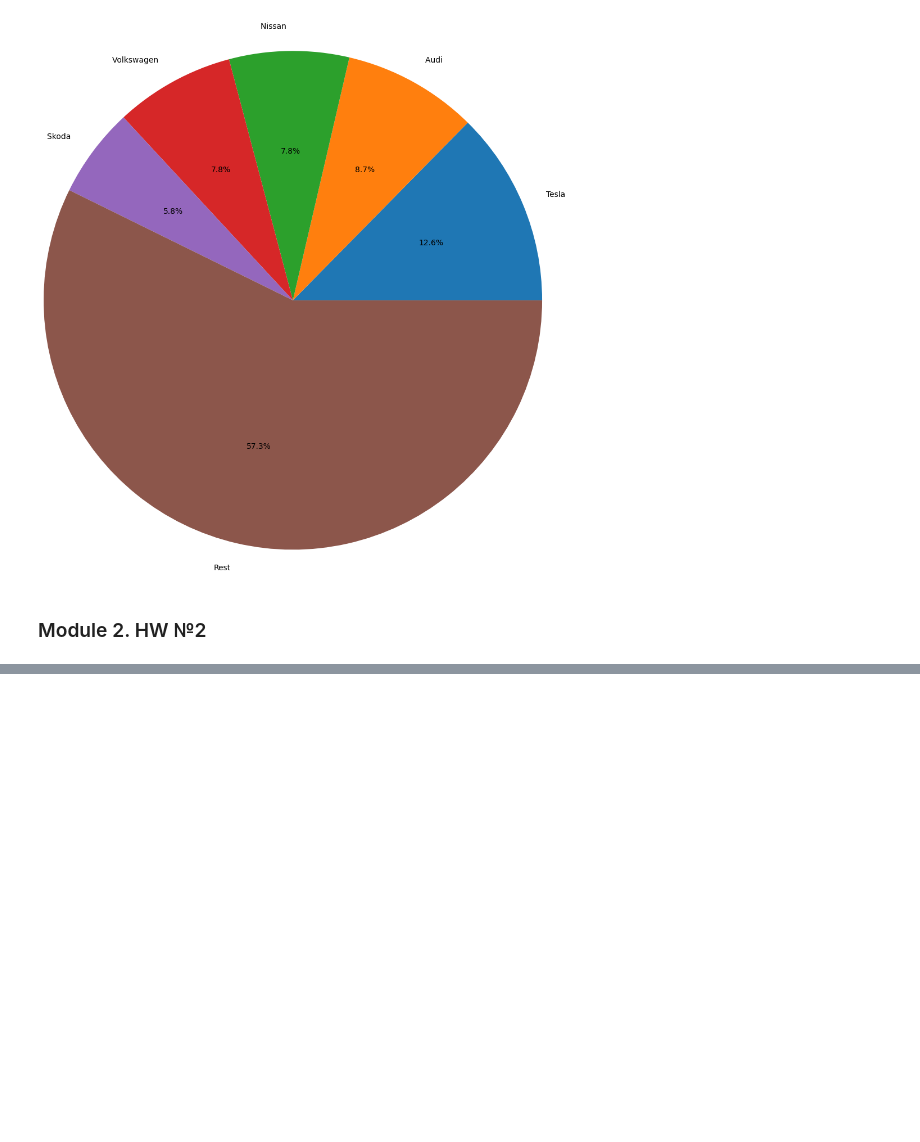
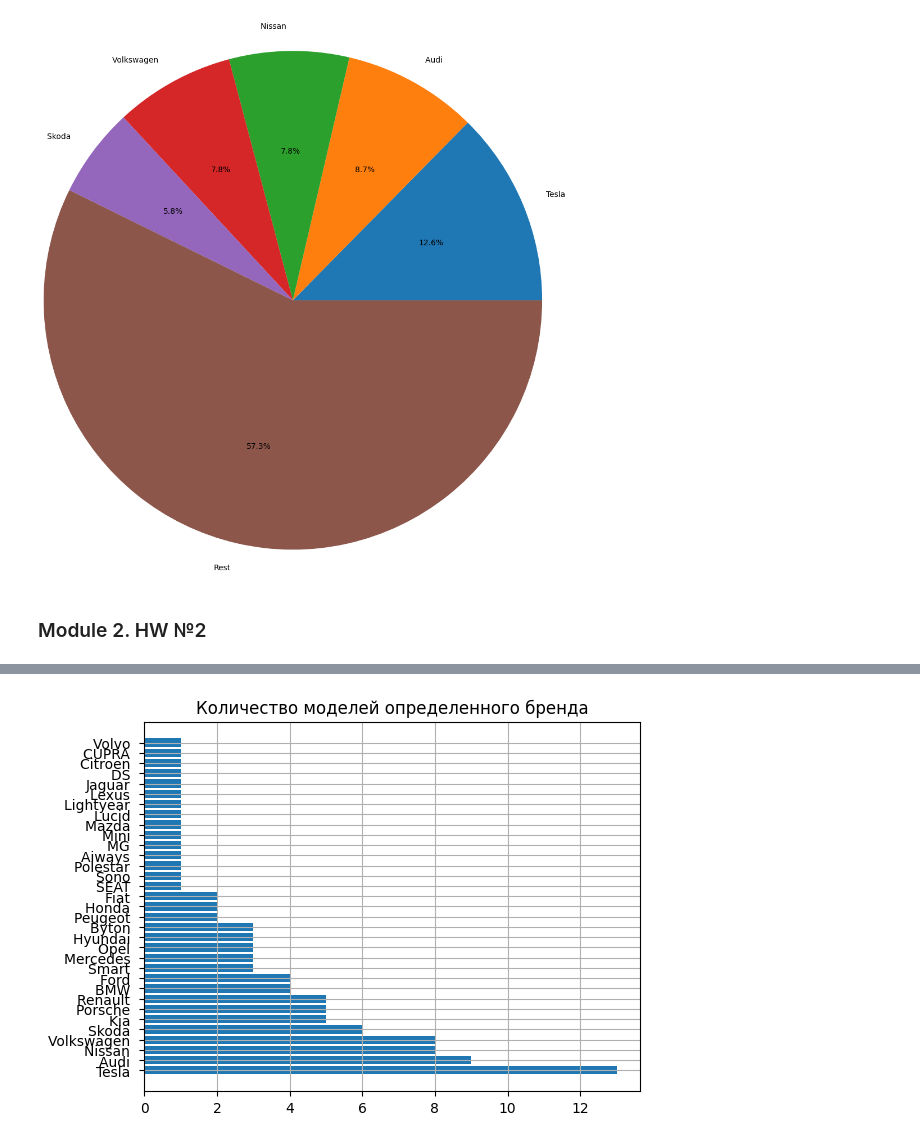
Before and after one commit to fitlemon/python_for_ds, a Jupyter notebook: Module7/8_data_visual_mipt.ipynb, the cells around one changed output, grey strips where cells are left out. Cells and saved outputs as stored; diff of their text form; code cells hidden in the pictures; blank space fills up the shorter version.

```diff
--- a/Module7/8_data_visual_mipt.ipynb
+++ b/Module7/8_data_visual_mipt.ipynb
@@ -181,3 +181,17 @@ plt.show()
 
 Как должно получиться:<br>
 <img src='../static/img/data_visual_24.png'>
+# %%
+import pandas as pd
+import matplotlib.pylab as plt
+
+df = pd.read_csv("./data/Electric_Car.csv")
+# %%
+grouped_df = (
+    df.groupby("Brand")
+    .size()
+    .sort_values(ascending=False)
+    .reset_index()
+    .rename(columns={0: "Count"})
+)
+grouped_df
@@ -183,0 +216,8 @@ plt.show()
+# %%
+fig, ax = plt.subplots()
+ax.grid()
+ax.set_title("Количество моделей определенного бренда")
+plt.barh(grouped_df["Brand"], grouped_df["Count"])
+plt.show()
+# %% [output]
+[figure, added]
```
Also changed, not shown: parts of 1 cell of this notebook, 2 other files.
